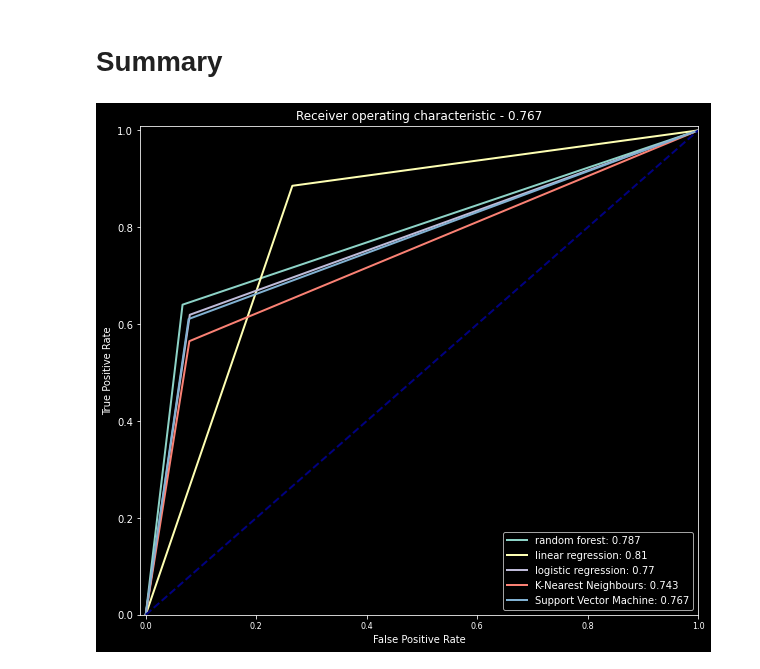
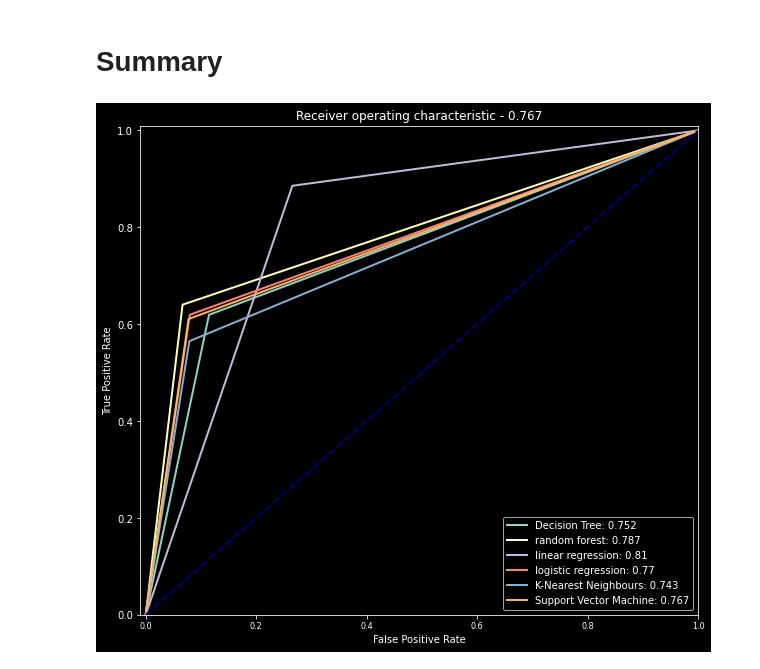
Before and after one commit to agomolka/AdultIncomeAnalysis, a Jupyter notebook: Adult_income_analysis.ipynb, the cells around one changed output. Saved outputs shown, nothing was run; the diff lists cells and outputs as text; code cells hidden in the pictures.

Commit message:
Saving decision tree models as file

```diff
--- a/Adult_income_analysis.ipynb
+++ b/Adult_income_analysis.ipynb
@@ -889,7 +889,7 @@ lr = LinearRegression()
 lr.fit(X=X_train, y=y_train)
 #classifing prediction by threshold 0.3
 pred, y_test_lr = lr.predict(X_test, 0.3)
-results = [true, pred, "linear regression"]
+results = [true, pred, "Linear Regression"]
 linear_regression = {
     "name":"Linear Regression",
     "results":results
@@ -902,11 +902,11 @@ with open("models_results/linear_regression.p", "wb") as fp:
 ## LOGISTIC REGRESSION ALGORITHM
 # %%
 #Standardization of data and KNN model
-pipe = Pipeline(steps=[
+logreg_scaler = Pipeline(steps=[
                 ('scaler', StandardScaler()),
                 ('logreg', LogisticRegression())
                 ])
-ConfusionMatrix(classifier=pipe, confusionMatrix=False)
+ConfusionMatrix(classifier=logreg_scaler, confusionMatrix=False)
 # %% [output]
 [figure]
 # %%
@@ -914,10 +914,10 @@ ConfusionMatrix(classifier=pipe, confusionMatrix=False)
 X_train, X_test, y_train, y_test = train_test_split(X, y, test_size=0.2, random_state=1)
 true = (y_test==1)
 # Fit the classifier to the data
-pipe.fit(X_train, y_train)
+logreg_scaler.fit(X_train, y_train)
 #prediction
-pred = pipe.predict(X_test)
-results = [true, pred, "logistic regression"]
+pred = logreg_scaler.predict(X_test)
+results = [true, pred, "Logistic Regression"]
 logistic_regression = {
     "name":"Logistic Regression",
     "results":results
@@ -1080,8 +1080,8 @@ with open("models_results/support_vector_machine.p", "wb") as fp:
 # Summary
 # %%
 # Let's also load previously saved models
-# with open("models_results/decision_tree.p", "rb") as fp:
-#     tree = pickle.load(fp)
+with open("models_results/decision_tree.p", "rb") as fp:
+    tree = pickle.load(fp)
 
 with open("models_results/random_forest.p", "rb") as fp:
     rand_forest = pickle.load(fp)
@@ -1100,13 +1100,13 @@ with open("models_results/support_vector_machine.p", "rb") as fp:
 # %%
 listOfResults = []
 true = (df[target]==1)
-for result in [rand_forest, lin_reg, log_reg, knn, svm]:
+for result in [tree, rand_forest, lin_reg, log_reg, knn, svm]:
     # we create a prediction vector creating a pandas series,
     #and then we sort the index
     true, pred, name = result["results"]
     listOfResults.append((true, pred, name))
 
 # We call the drawing function
 plotROCs(listOfResults)
 # %% [output]
-[figure, old version]
+[figure, new version]
```
Also changed, not shown: parts of 1 cell of this notebook.
